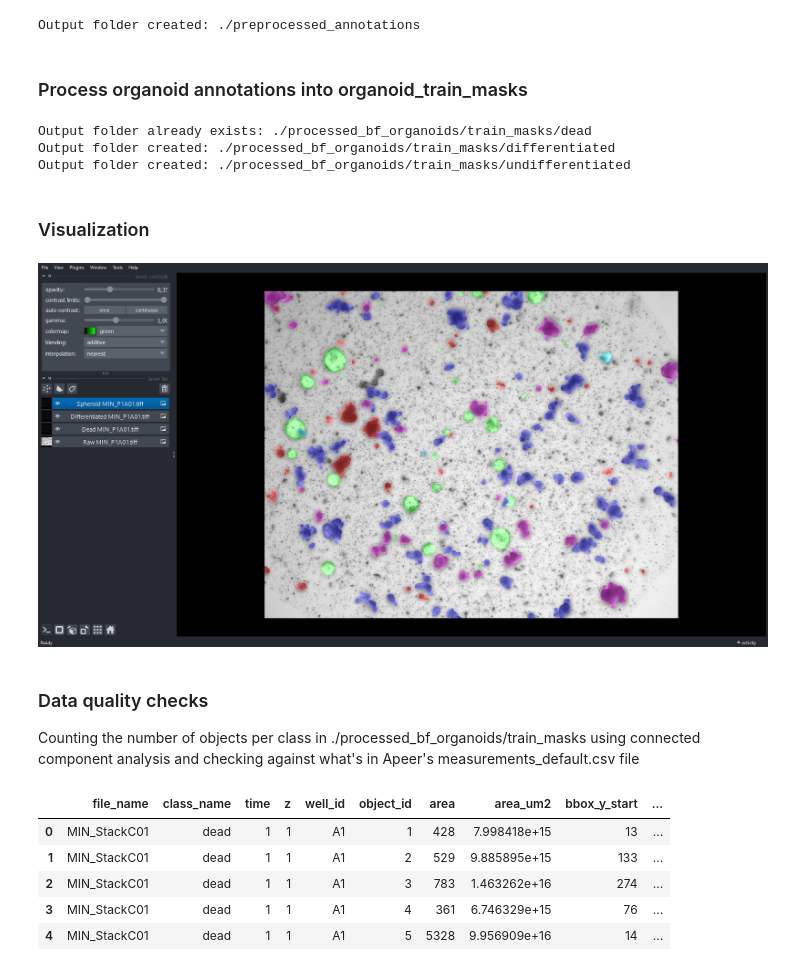
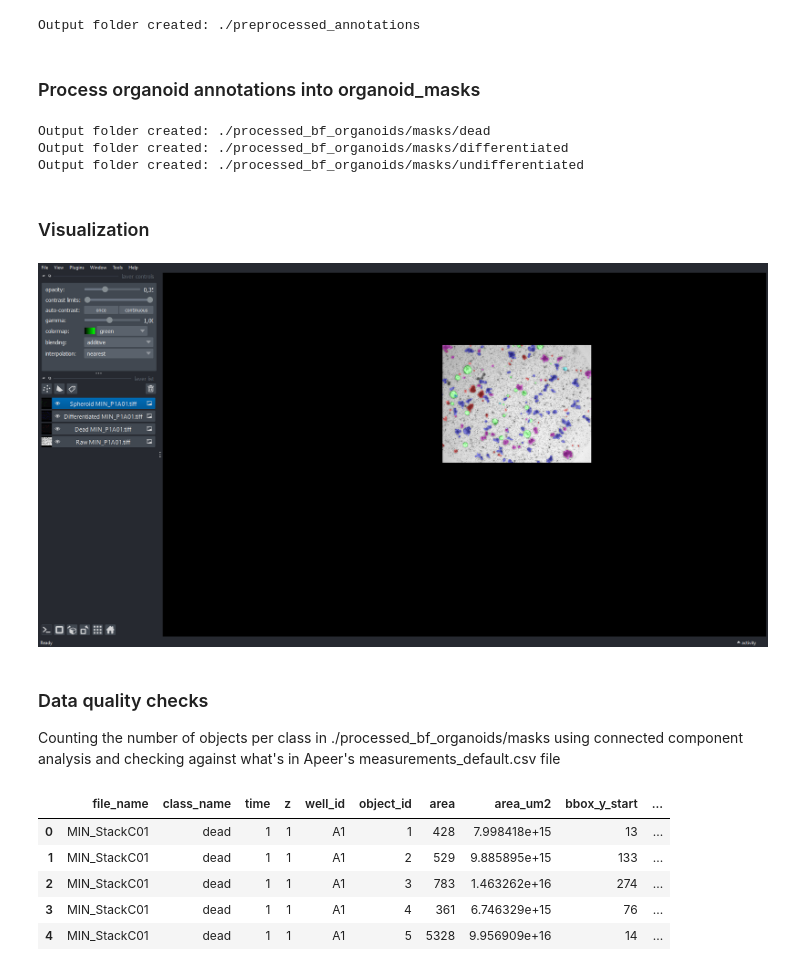
Before and after one commit to adiezsanchez/bf_intorg_YOLOv8_dev, a Jupyter notebook: 1_czi_to_tiff_and_restructure.ipynb, the cells around one changed output. Saved outputs shown, nothing was run; the diff lists cells and outputs as text; code cells hidden in the pictures.

Commit message:
Code refactor according to train/validation split

```diff
--- a/1_czi_to_tiff_and_restructure.ipynb
+++ b/1_czi_to_tiff_and_restructure.ipynb
@@ -82,7 +82,7 @@ for filepath in tqdm(annotations):
 # %% [output]
 Output folder created: ./preprocessed_annotations
 # %% [markdown]
-<h3>Process organoid annotations into organoid_train_masks</h3>
+<h3>Process organoid annotations into organoid_masks</h3>
 # %%
 # Define the directory containing the renamed annotation files
 prep_annotation_path = Path("./preprocessed_annotations/")
@@ -96,9 +96,9 @@ for file_path in prep_annotation_path.glob('*.tiff'):
     preprocessed_annotations.append(str(file_path))
 
 # Define output directory for processsed dead_organoid annotations
-processed_dead_annotations = "./processed_bf_organoids/train_masks/dead"
-processed_diff_annotations = "./processed_bf_organoids/train_masks/differentiated"
-processed_undiff_annotations = "./processed_bf_organoids/train_masks/undifferentiated"
+processed_dead_annotations = "./processed_bf_organoids/masks/dead"
+processed_diff_annotations = "./processed_bf_organoids/masks/differentiated"
+processed_undiff_annotations = "./processed_bf_organoids/masks/undifferentiated"
 
 # Store the directories in a list to loop through them
 proc_ann_directories = [processed_dead_annotations, processed_diff_annotations, processed_undiff_annotations]
@@ -141,38 +141,38 @@ for filepath in tqdm(preprocessed_annotations):
     tifffile.imwrite(os.path.join(processed_diff_annotations, f"{filename}.tiff"), diff_organoids)
     tifffile.imwrite(os.path.join(processed_undiff_annotations, f"{filename}.tiff"), undiff_organoids)
 # %% [output]
-Output folder already exists: ./processed_bf_organoids/train_masks/dead
-Output folder created: ./processed_bf_organoids/train_masks/differentiated
-Output folder created: ./processed_bf_organoids/train_masks/undifferentiated
+Output folder created: ./processed_bf_organoids/masks/dead
+Output folder created: ./processed_bf_organoids/masks/differentiated
+Output folder created: ./processed_bf_organoids/masks/undifferentiated
 # %% [markdown]
 <h3>Visualization</h3>
 # %%
 # Define below the filename you want to display together with the corresponding classes
 file = "MIN_P1A01.tiff"
 
 # Initialize Napari instance to display raw_images together with class masks
 viewer = napari.Viewer(ndisplay=2)
 
 # Read raw image and class labels to display
-raw_img = tifffile.imread(f"./processed_bf_organoids/train_images/{file}", is_ome=False)
-dead_mask = tifffile.imread(f"./processed_bf_organoids/train_masks/dead/{file}", is_ome=False)
-diff_mask =  tifffile.imread(f"./processed_bf_organoids/train_masks/differentiated/{file}", is_ome=False)
-undiff_mask = tifffile.imread(f"./processed_bf_organoids/train_masks/undifferentiated/{file}", is_ome=False)
+raw_img = tifffile.imread(f"./processed_bf_organoids/images/{file}", is_ome=False)
+dead_mask = tifffile.imread(f"./processed_bf_organoids/masks/dead/{file}", is_ome=False)
+diff_mask =  tifffile.imread(f"./processed_bf_organoids/masks/differentiated/{file}", is_ome=False)
+undiff_mask = tifffile.imread(f"./processed_bf_organoids/masks/undifferentiated/{file}", is_ome=False)
 
 # Display in Napari
 viewer.add_image(raw_img, name=f"Raw {file}")
 viewer.add_image(dead_mask, name=f"Dead {file}", colormap="red", opacity=0.35, blending="additive")
 viewer.add_image(diff_mask, name=f"Differentiated {file}",colormap="blue", opacity=0.35, blending="additive")
 viewer.add_image(undiff_mask, name=f"Spheroid {file}", colormap="green", opacity=0.35, blending="additive")
 
 # Screenshot for documentation purposes
 nbscreenshot(viewer)
 # %% [output]
-[figure, old version]
+[figure, new version]
 # %% [markdown]
 <h3>Data quality checks</h3>
 
-<p>Counting the number of objects per class in ./processed_bf_organoids/train_masks using connected component analysis and checking against what's in Apeer's measurements_default.csv file </p>
+<p>Counting the number of objects per class in ./processed_bf_organoids/masks using connected component analysis and checking against what's in Apeer's measurements_default.csv file </p>
 # %%
 # Read measurements_default.csv containing each object_id's class_name
 df = pd.read_csv("./apeer_annotations/measurements_default.csv")
```
Also changed, not shown: parts of 8 cells of this notebook, 1 other file.
